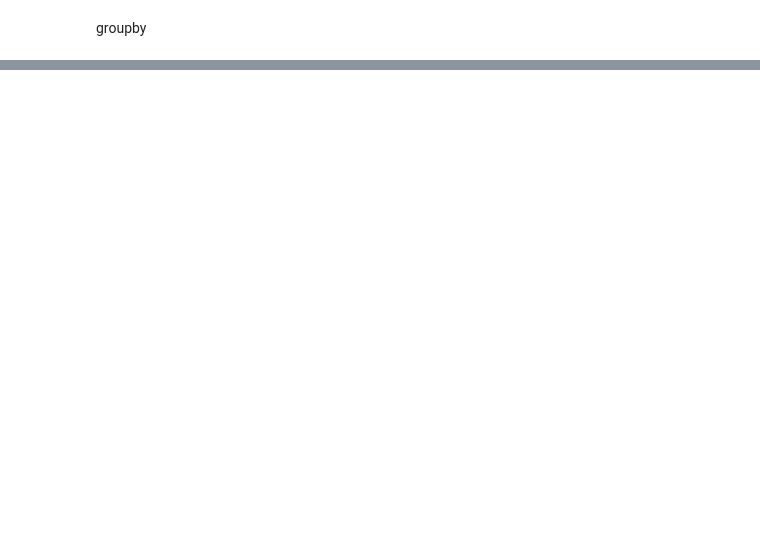
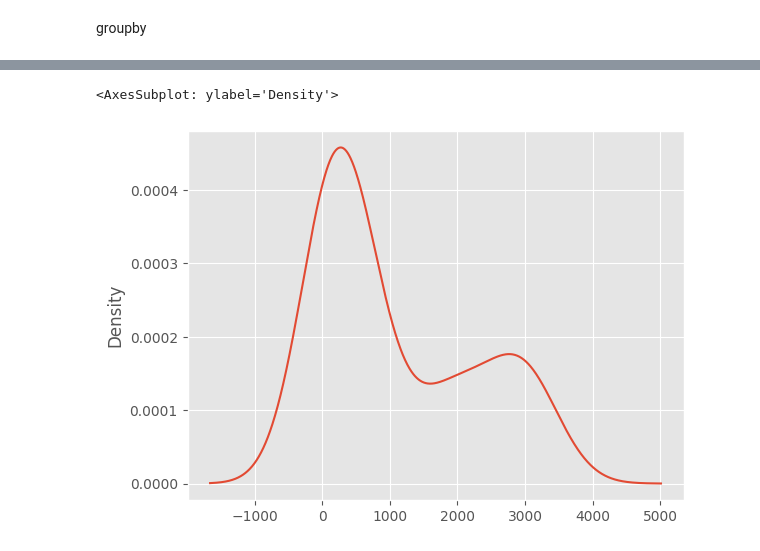
Before and after one commit to ashutoshshubham/python-DS, a Jupyter notebook: datascience/dataAnalytics.ipynb, the cells around one changed output, grey strips where cells are left out. Drawn from its saved outputs; the diff is of its cells as text; code cells hidden in the pictures; blank space fills up the shorter version.

```diff
--- a/datascience/dataAnalytics.ipynb
+++ b/datascience/dataAnalytics.ipynb
@@ -140,0 +179,5 @@ cdf
+# %%
+cdf.loc['Asia',years].plot(kind='kde')
+# %% [output]
+<AxesSubplot: ylabel='Density'>
+[figure, added]
```
Also changed, not shown: parts of 9 cells of this notebook, 2 other files.
